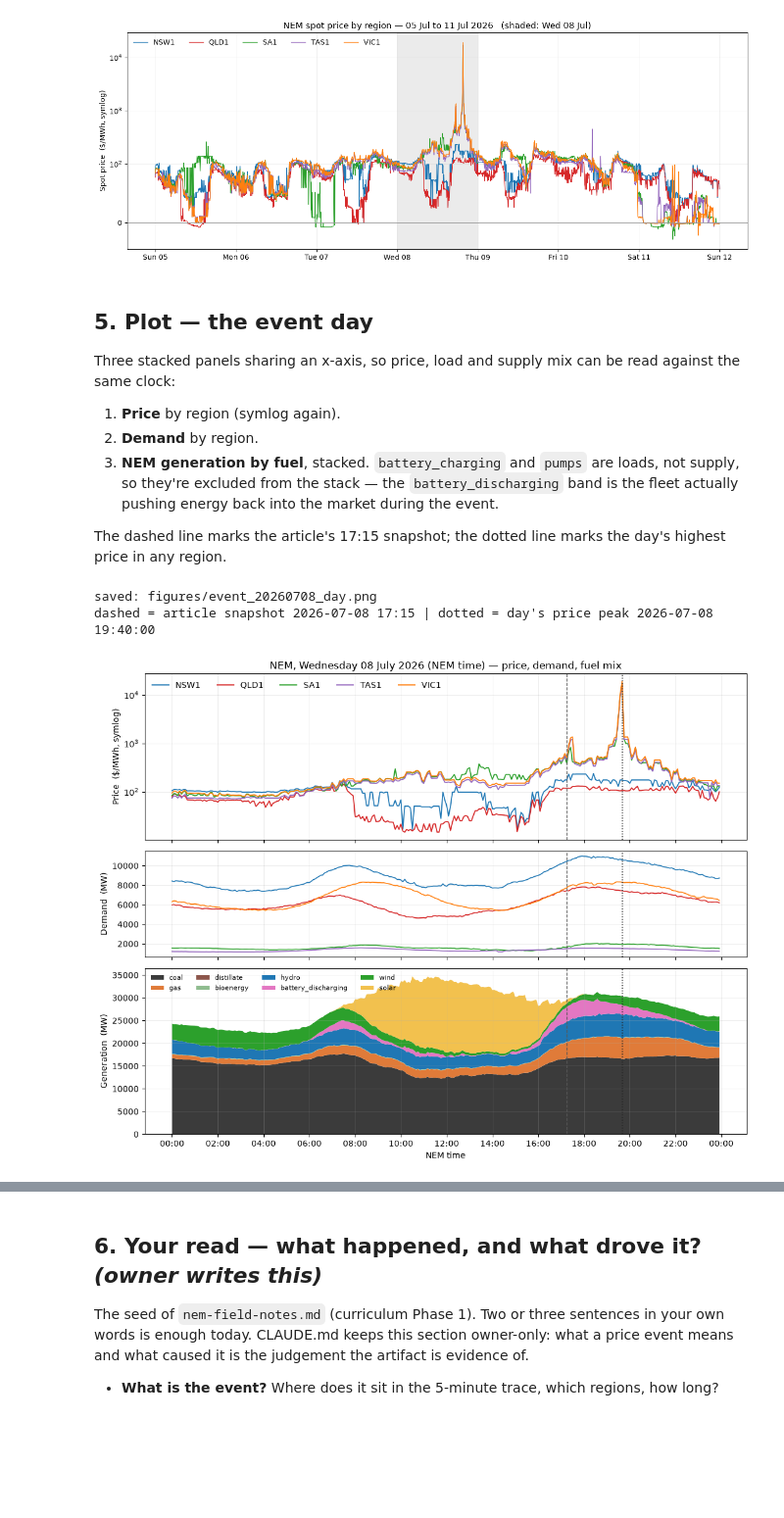
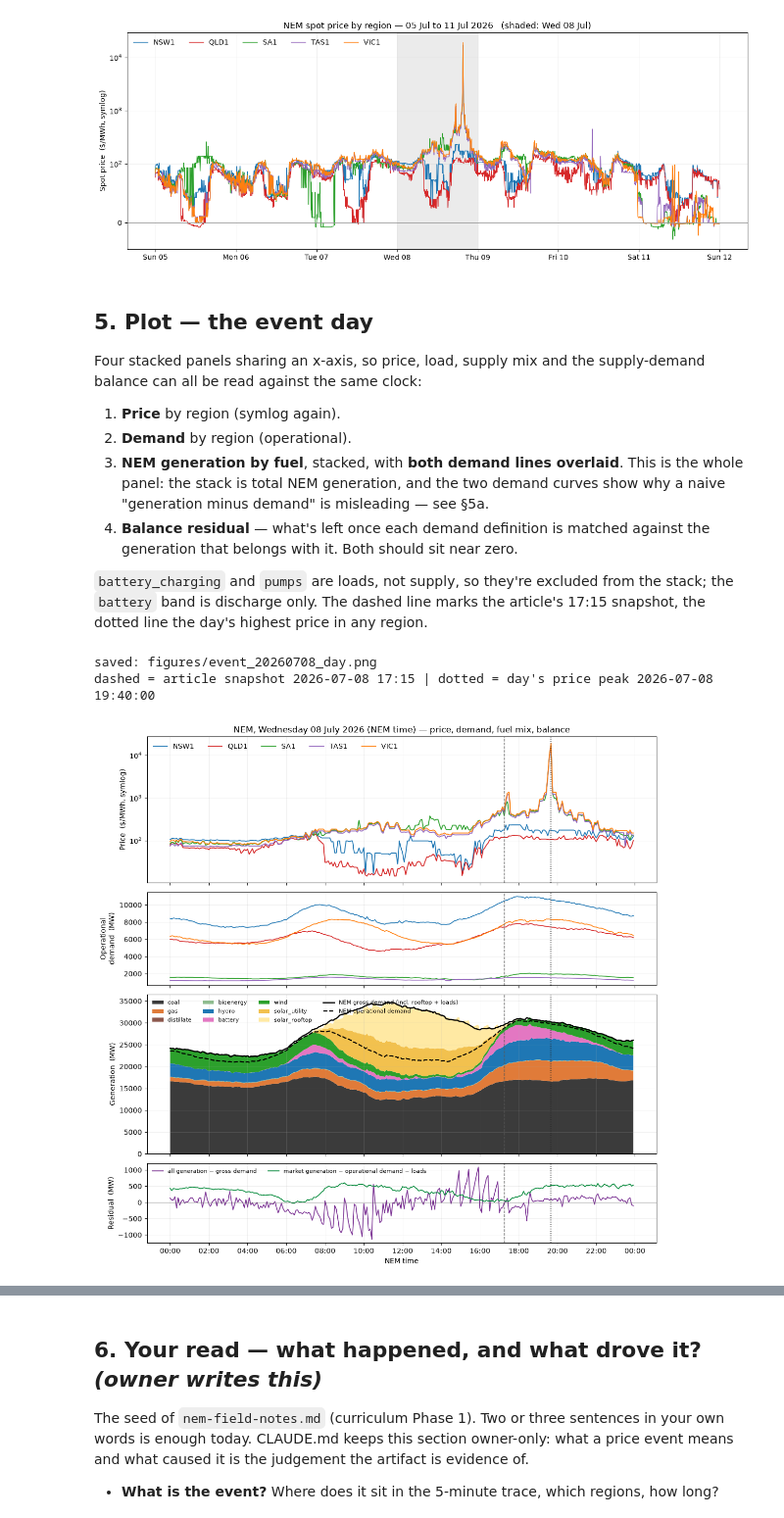
Before and after one commit to solt-qy/nem-battery-sim, a Jupyter notebook: notebooks/02_price_event_20260708.ipynb, the cells around one changed output, grey strips where cells are left out. Shown at 98% size. Cells and saved outputs as stored; diff of their text form; code cells hidden in the pictures; blank space fills up the shorter version.

```diff
--- a/notebooks/02_price_event_20260708.ipynb
+++ b/notebooks/02_price_event_20260708.ipynb
@@ -426,61 +467,86 @@ saved: figures/event_20260708_week.png
 # %% [markdown]
 ## 5. Plot — the event day
 
-Three stacked panels sharing an x-axis, so price, load and supply mix can be read against
-the same clock:
+Four stacked panels sharing an x-axis, so price, load, supply mix and the supply-demand
+balance can all be read against the same clock:
 
 1. **Price** by region (symlog again).
-2. **Demand** by region.
-3. **NEM generation by fuel**, stacked. `battery_charging` and `pumps` are loads, not
-   supply, so they're excluded from the stack — the `battery_discharging` band is the
-   fleet actually pushing energy back into the market during the event.
+2. **Demand** by region (operational).
+3. **NEM generation by fuel**, stacked, with **both demand lines overlaid**. This is the
+   whole panel: the stack is total NEM generation, and the two demand curves show why a
+   naive "generation minus demand" is misleading — see §5a.
+4. **Balance residual** — what's left once each demand definition is matched against the
+   generation that belongs with it. Both should sit near zero.
 
-The dashed line marks the article's 17:15 snapshot; the dotted line marks the day's
-highest price in any region.
+`battery_charging` and `pumps` are loads, not supply, so they're excluded from the stack;
+the `battery` band is discharge only. The dashed line marks the article's 17:15 snapshot,
+the dotted line the day's highest price in any region.
 # %%
 STACK = ["coal", "gas", "distillate", "bioenergy", "hydro",
-         "battery_discharging", "wind", "solar"]
+         "battery", "wind", "solar_utility", "solar_rooftop"]
 FUEL_COLORS = {"coal": "#3b3b3b", "gas": "#e07b39", "distillate": "#8c564b",
-               "bioenergy": "#8fbc8f", "hydro": "#1f77b4",
-               "battery_discharging": "#e377c2", "wind": "#2ca02c", "solar": "#f2c14e"}
+               "bioenergy": "#8fbc8f", "hydro": "#1f77b4", "battery": "#e377c2",
+               "wind": "#2ca02c", "solar_utility": "#f2c14e",
+               "solar_rooftop": "#ffe9a3"}
 
-fig, (ax_p, ax_d, ax_g) = plt.subplots(
-    3, 1, figsize=(13, 10), sharex=True,
-    gridspec_kw={"height_ratios": [2.2, 1.4, 2.2], "hspace": 0.08},
+dg_day = demand_gross.loc[EVENT_DAY]
+l_day = loads.loc[EVENT_DAY]
+nem_gross = dg_day.sum(axis=1)
+
+# Generation that competes in the market (everything except behind-the-meter rooftop)
+mkt_gen = f_day.drop(columns=["solar_rooftop"]).sum(axis=1)
+all_gen = f_day.sum(axis=1)
+
+fig, (ax_p, ax_d, ax_g, ax_b) = plt.subplots(
+    4, 1, figsize=(13, 13), sharex=True,
+    gridspec_kw={"height_ratios": [2.2, 1.4, 2.4, 1.2], "hspace": 0.08},
 )
 
 for r in REGIONS:
     ax_p.plot(day.index, day[r], lw=1.3, color=COLORS[r], label=r)
 ax_p.set_yscale("symlog", linthresh=100)
 ax_p.set_ylabel("Price  ($/MWh, symlog)")
-ax_p.set_title(f"NEM, {pd.Timestamp(EVENT_DAY):%A %d %B %Y} (NEM time) — price, demand, fuel mix")
+ax_p.set_title(f"NEM, {pd.Timestamp(EVENT_DAY):%A %d %B %Y} (NEM time) — price, demand, fuel mix, balance")
 ax_p.legend(frameon=False, ncols=5, loc="upper left")
 
 for r in REGIONS:
     ax_d.plot(d_day.index, d_day[r], lw=1.2, color=COLORS[r], label=r)
-ax_d.set_ylabel("Demand  (MW)")
+ax_d.set_ylabel("Operational\ndemand  (MW)")
 
-stack = [c for c in STACK if c in g_day.columns]
-ax_g.stackplot(g_day.index, *[g_day[c].clip(lower=0) for c in stack],
+stack = [c for c in STACK if c in f_day.columns]
+ax_g.stackplot(f_day.index, *[f_day[c].clip(lower=0) for c in stack],
                labels=stack, colors=[FUEL_COLORS[c] for c in stack])
+ax_g.plot(nem_gross.index, nem_gross, color="black", lw=1.8,
+          label="NEM gross demand (incl. rooftop + loads)")
+ax_g.plot(nem_demand.index, nem_demand, color="black", lw=1.6, ls="--",
+          label="NEM operational demand")
 ax_g.set_ylabel("Generation  (MW)")
 ax_g.legend(frameon=False, ncols=4, loc="upper left", fontsize=8)
-ax_g.set_xlabel("NEM time")
 
-for ax in (ax_p, ax_d, ax_g):
+# Each demand definition against the generation that belongs with it.
+ax_b.plot(f_day.index, all_gen - nem_gross, color="#7b3294", lw=1.2,
+          label="all generation − gross demand")
+ax_b.plot(f_day.index, mkt_gen - nem_demand - l_day, color="#008837", lw=1.2,
+          label="market generation − operational demand − loads")
+ax_b.axhline(0, color="0.4", lw=0.8)
+ax_b.set_ylabel("Residual  (MW)")
+ax_b.set_xlabel("NEM time")
+ax_b.legend(frameon=False, ncols=2, loc="upper left", fontsize=8)
+
+for ax in (ax_p, ax_d, ax_g, ax_b):
     ax.axvline(pd.Timestamp(ARTICLE_SNAPSHOT), color="0.35", ls="--", lw=1.0)
     ax.axvline(peak_t, color="0.15", ls=":", lw=1.2)
     ax.grid(True, alpha=0.25, lw=0.6)
-ax_g.xaxis.set_major_formatter(mdates.DateFormatter("%H:%M"))
-ax_g.xaxis.set_major_locator(mdates.HourLocator(interval=2))
+ax_b.xaxis.set_major_formatter(mdates.DateFormatter("%H:%M"))
+ax_b.xaxis.set_major_locator(mdates.HourLocator(interval=2))
 # no tight_layout here: hspace is already set on the gridspec, and tight_layout
 # fights the shared-x stack.
 
 out = FIGURES / f"event_{EVENT_DAY.replace('-', '')}_day.png"
 fig.savefig(out, dpi=150, bbox_inches="tight")
 print(f"saved: {out.relative_to(PROJECT_ROOT)}")
 print(f"dashed = article snapshot {ARTICLE_SNAPSHOT} | dotted = day's price peak {peak_t}")
 # %% [output]
 saved: figures/event_20260708_day.png
 dashed = article snapshot 2026-07-08 17:15 | dotted = day's price peak 2026-07-08 19:40:00
-[figure, old version]
+[figure, new version]
```
Also changed, not shown: parts of 5 cells of this notebook, 1 other file.
